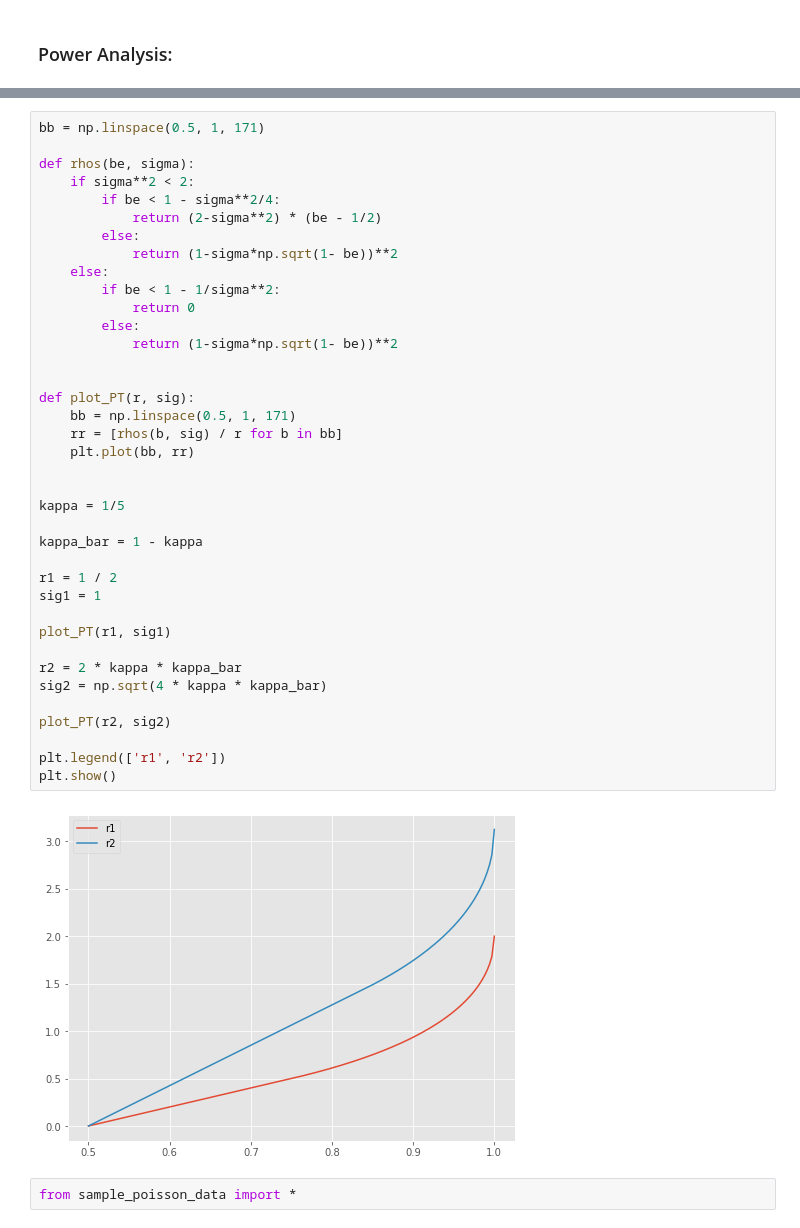
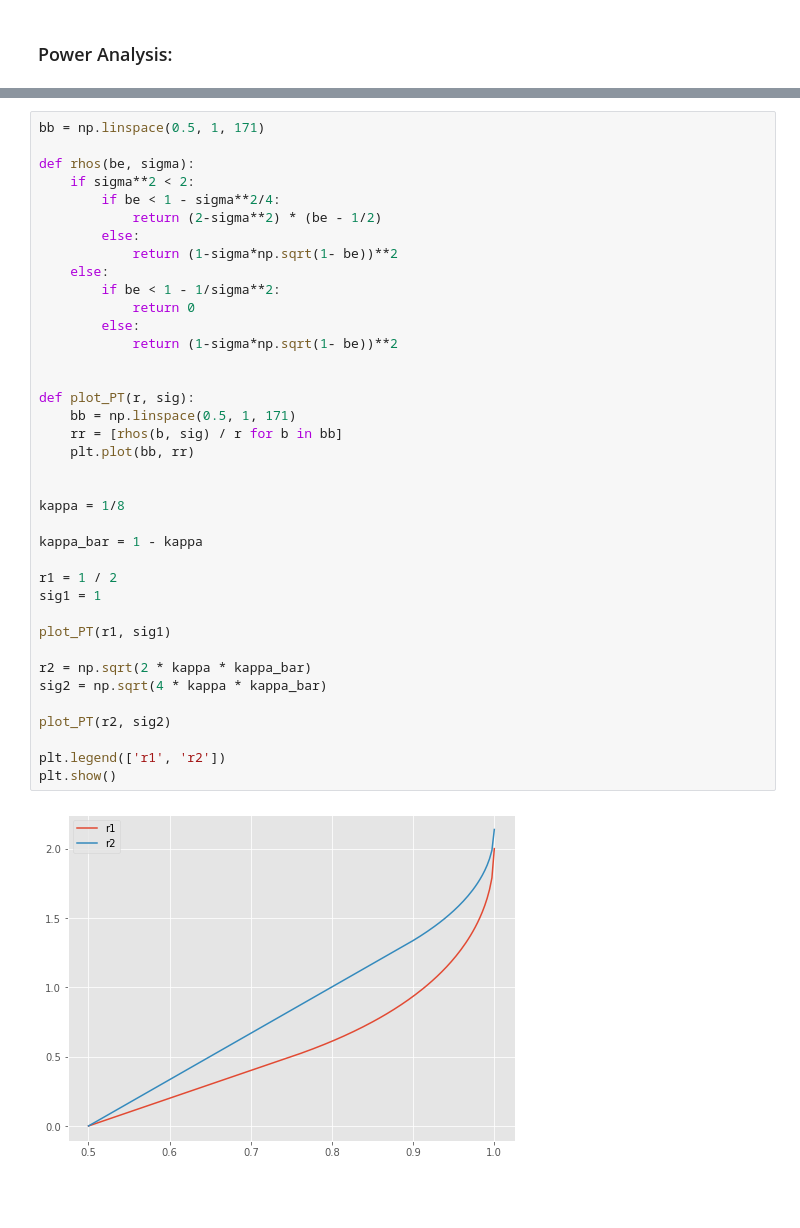
Before and after one commit to alonkipnis/HCHG, a Jupyter notebook: survival.ipynb, the cells around one changed output, grey strips where cells are left out. Saved outputs shown, nothing was run; the diff lists cells and outputs as text; blank space fills up the shorter version.

```diff
--- a/survival.ipynb
+++ b/survival.ipynb
@@ -721,35 +699,33 @@ def rhos(be, sigma):
         else:
             return (1-sigma*np.sqrt(1- be))**2
     else:
         if be < 1 - 1/sigma**2:
             return 0
         else:
             return (1-sigma*np.sqrt(1- be))**2
 
 
 def plot_PT(r, sig):
     bb = np.linspace(0.5, 1, 171)
     rr = [rhos(b, sig) / r for b in bb]
     plt.plot(bb, rr)
 
 
-kappa = 1/5
+kappa = 1/8
 
 kappa_bar = 1 - kappa
 
 r1 = 1 / 2
 sig1 = 1
 
 plot_PT(r1, sig1)
 
-r2 = 2 * kappa * kappa_bar
+r2 = np.sqrt(2 * kappa * kappa_bar)
 sig2 = np.sqrt(4 * kappa * kappa_bar)
 
 plot_PT(r2, sig2)
 
 plt.legend(['r1', 'r2'])
 plt.show()
 # %% [output]
-[figure, old version]
+[figure, new version]
-# %%
-from sample_poisson_data import *
```
Also changed, not shown: parts of 11 cells of this notebook, 8 other files.
